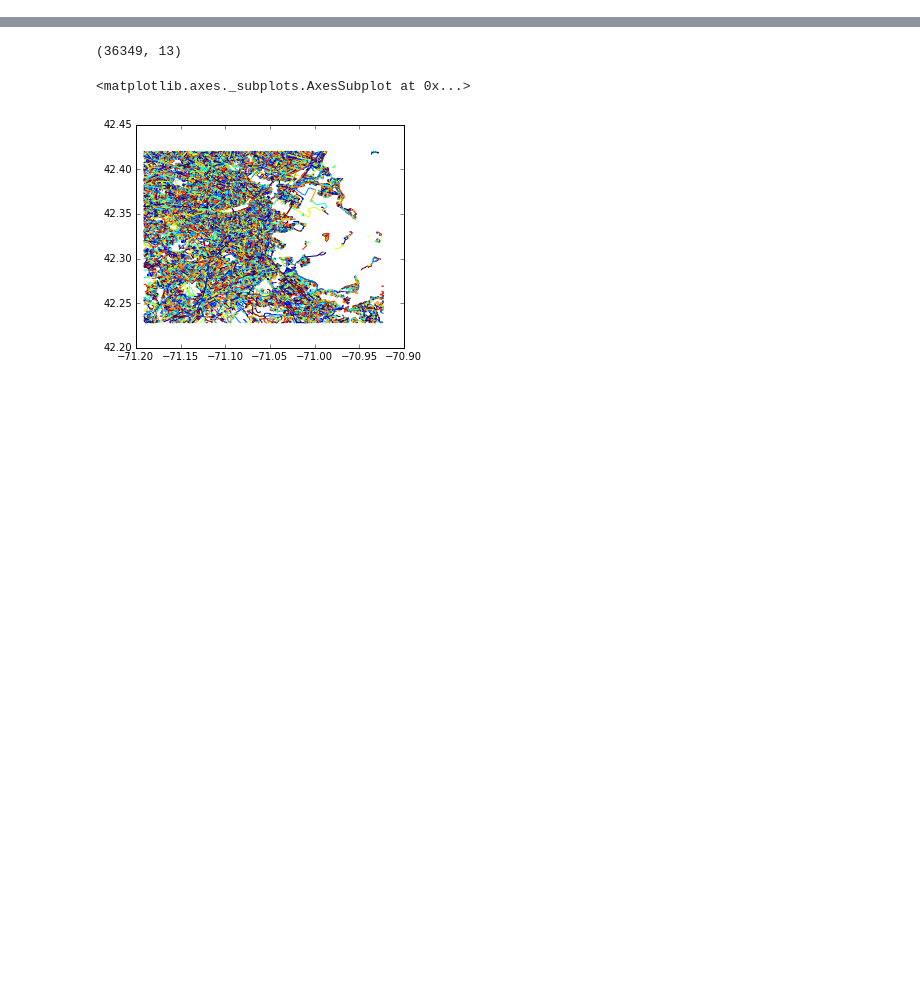
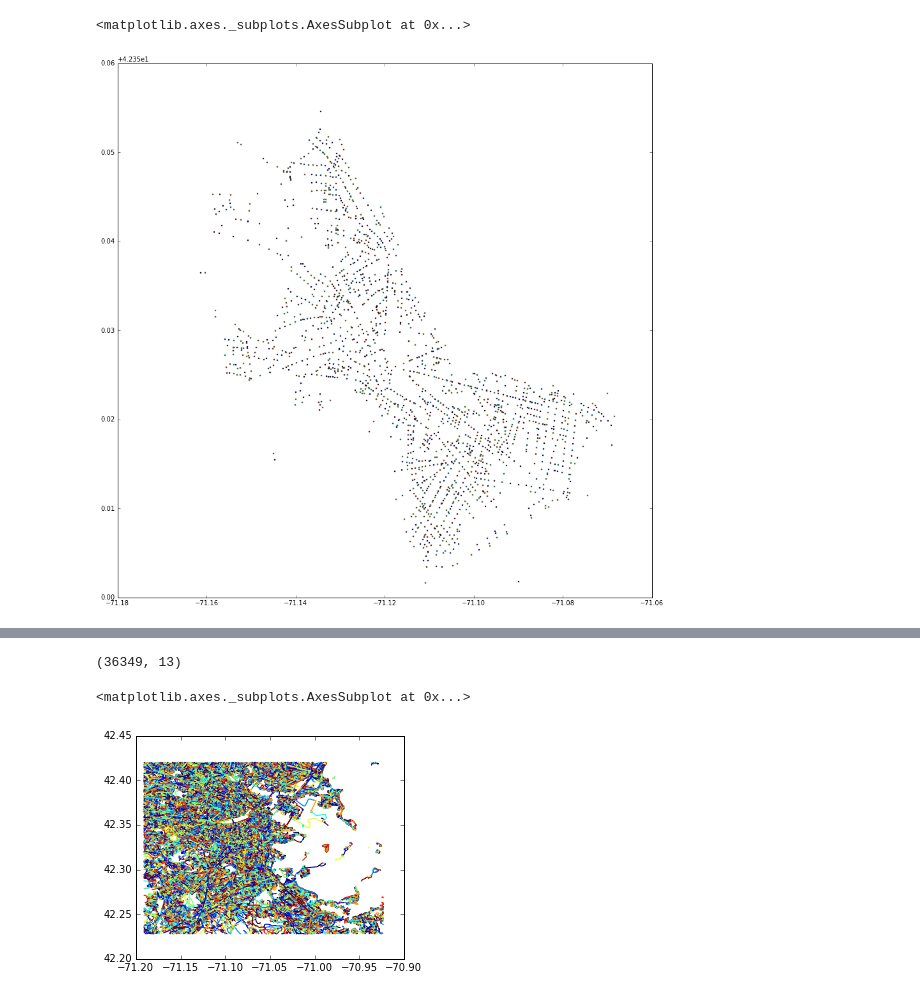
Before and after one commit to NickHoernle/Artificial-Intelligence-CS182-Project, a Jupyter notebook: exploration/exploration.ipynb, the cells around one changed output, grey strips where cells are left out. Saved outputs shown, nothing was run; the diff lists cells and outputs as text; code cells hidden in the pictures; blank space fills up the shorter version.

```diff
--- a/exploration/exploration.ipynb
+++ b/exploration/exploration.ipynb
@@ -40,0 +24,7 @@ boston_massachusetts_waterways.geojson
+# %%
+fig, ax = plt.subplots(1,1, figsize=(10,10))
+intersections = gpd.read_file('../cambridgegis_data_trans/Intersections/TRANS_Intersections.topojson')
+intersections.plot(ax=ax)
+# %% [output]
+<matplotlib.axes._subplots.AxesSubplot at 0x...>
+[figure, added]
```
Also changed, not shown: parts of 23 cells of this notebook, 34 other files.
